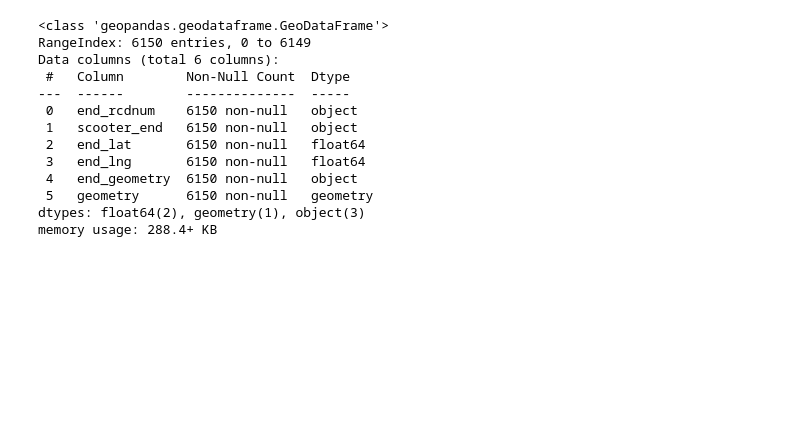
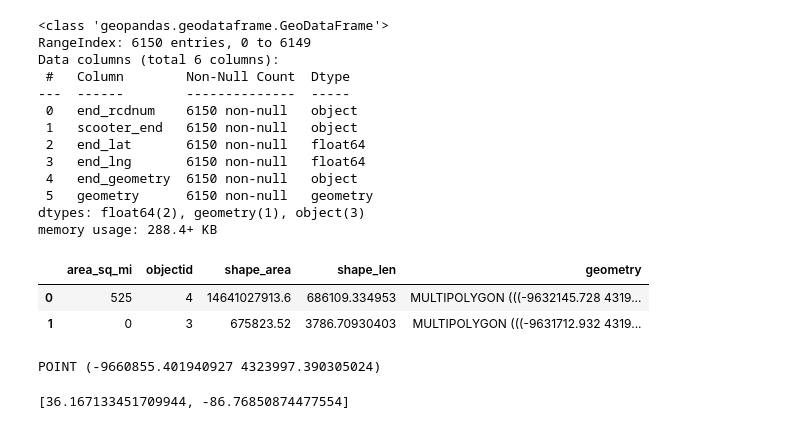
Before and after one commit to NSS-Data-Analytics-Cohort-8/scooter-partner1-witch_trial_logic, a Jupyter notebook: notebooks/sqlalchemy_deliverables.ipynb, the cells around one changed output. Drawn from its saved outputs; the diff is of its cells as text; code cells hidden in the pictures; blank space fills up the shorter version.

```diff
--- a/notebooks/sqlalchemy_deliverables.ipynb
+++ b/notebooks/sqlalchemy_deliverables.ipynb
@@ -761,3 +761,23 @@ Data columns (total 6 columns):
  5   geometry      6150 non-null   geometry
 dtypes: float64(2), geometry(1), object(3)
 memory usage: 288.4+ KB
+# %%
+davidson_border =  gpd.read_file('../data/Davidson_County_Border_GIS.geojson')
+davidson_border = davidson_border.to_crs("epsg:3857")
+davidson_border.head()
+# %% [output]
+|  | area_sq_mi | objectid | shape_area | shape_len | geometry |
+| 0 | 525 | 4 | 14641027913.6 | 686109.334953 | MULTIPOLYGON (((-9632145.728 4319... |
+| 1 | 0 | 3 | 675823.52 | 3786.70930403 | MULTIPOLYGON (((-9631712.932 4319... |
+# %%
+polygon_davidson_3857 = davidson_border['geometry']
+polygon_davidson_3857.geometry.centroid
+center_poly = polygon_davidson_3857.geometry.centroid[0]
+print(center_poly)
+# %% [output]
+POINT (-9660855.401940927 4323997.390305024)
+# %%
+area_center_davidson_3857 = [center.y, center.x]
+print(area_center_davidson_3857)
+# %% [output]
+[36.167133451709944, -86.76850874477554]
```
Also changed, not shown: parts of 1 cell of this notebook.
